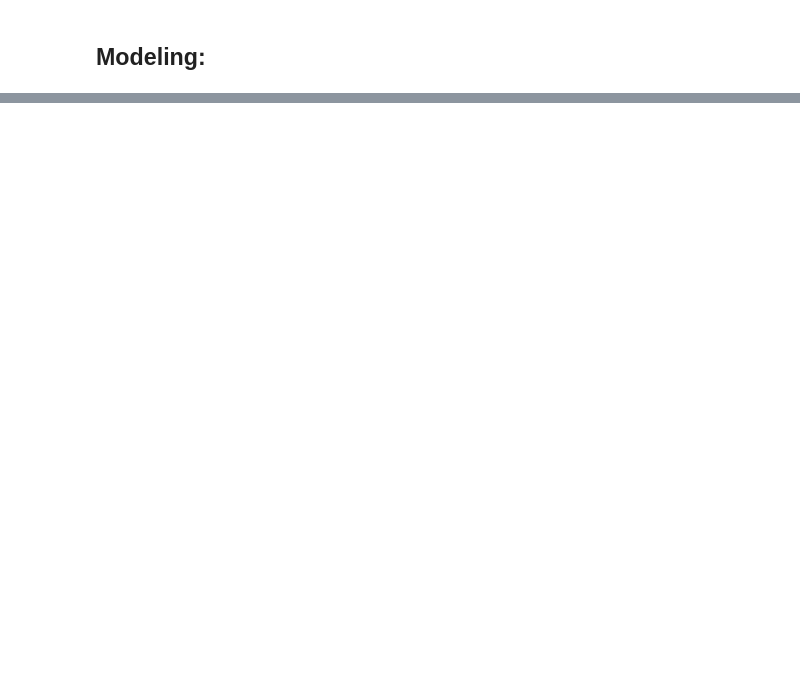
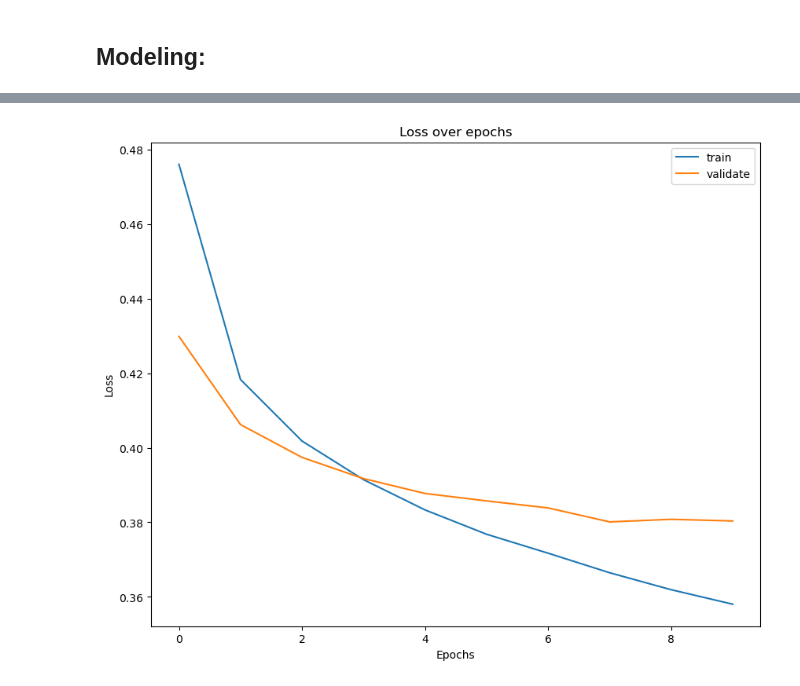
Before and after one commit to saakethkoka/ML-Lab7-RNN, a Jupyter notebook: main.ipynb, the cells around one changed output, grey strips where cells are left out. Cells and saved outputs as stored; diff of their text form; code cells hidden in the pictures; blank space fills up the shorter version.

```diff
--- a/main.ipynb
+++ b/main.ipynb
@@ -233,7 +205,6 @@ sequence_input = Input(shape=(MAX_ART_LEN,), dtype='int32')
 embedded_sequences = embedding_layer(sequence_input) # from previous embedding
 x = Conv1D(256, 3, activation='relu',
            kernel_initializer='he_uniform')(embedded_sequences)
-x = Dropout(0.05)(x)
 x = Dropout(0.15)(x)
 x = Conv1D(256, 3, activation='relu',
            kernel_initializer='he_uniform')(x)
@@ -252,10 +223,10 @@ x = Dense(256, activation='relu',
 preds = Dense(1, activation='sigmoid',
               kernel_initializer='glorot_uniform')(x)
 opt = keras.optimizers.Nadam()
-model = Model(sequence_input, preds)
-model.compile(loss='binary_crossentropy',
+cnn1 = Model(sequence_input, preds)
+cnn1.compile(loss='binary_crossentropy',
               optimizer=opt,
               metrics=['acc'])
 
-print(model.summary())
+print(cnn1.summary())
 # %% [output]
@@ -300,0 +274,4 @@ KeyboardInterrupt:
+# %%
+plot_history(cnn_hist)
+# %% [output]
+[figure, added]
```
Also changed, not shown: parts of 17 cells of this notebook.
